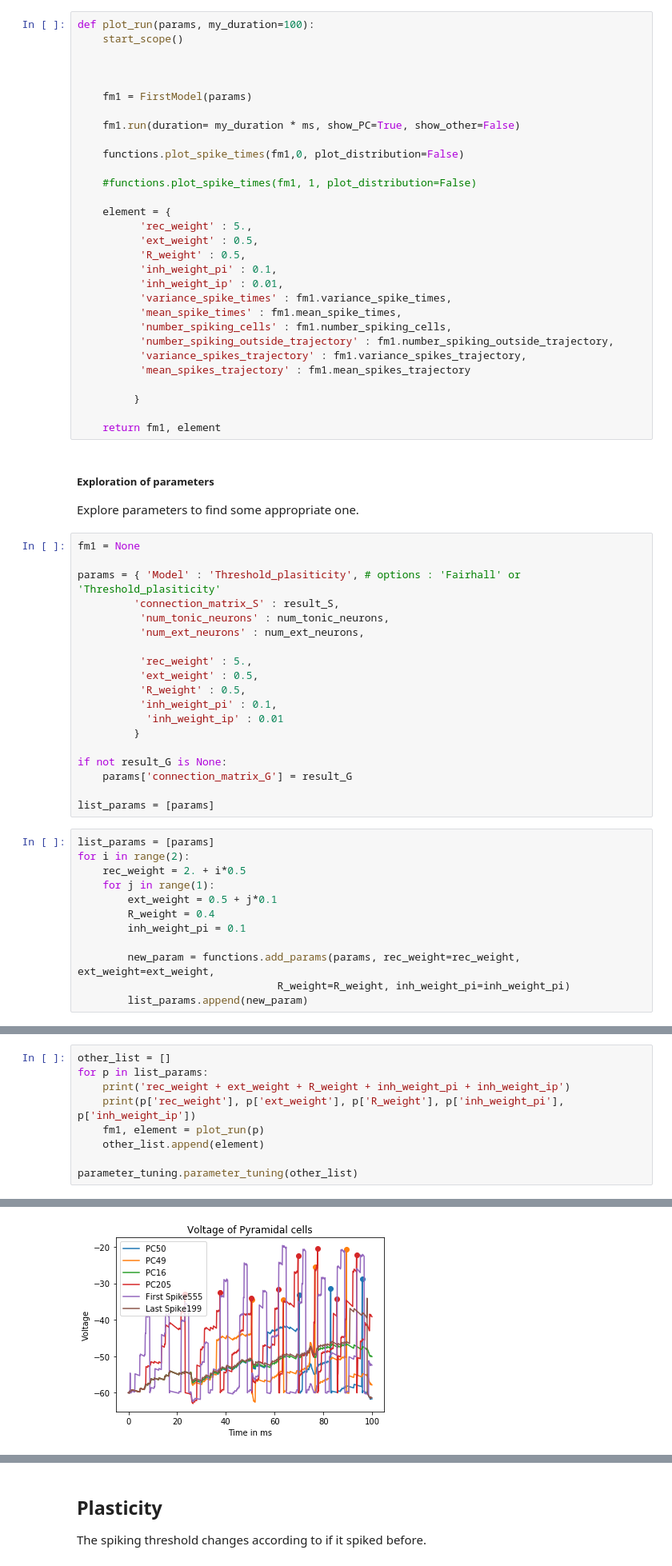
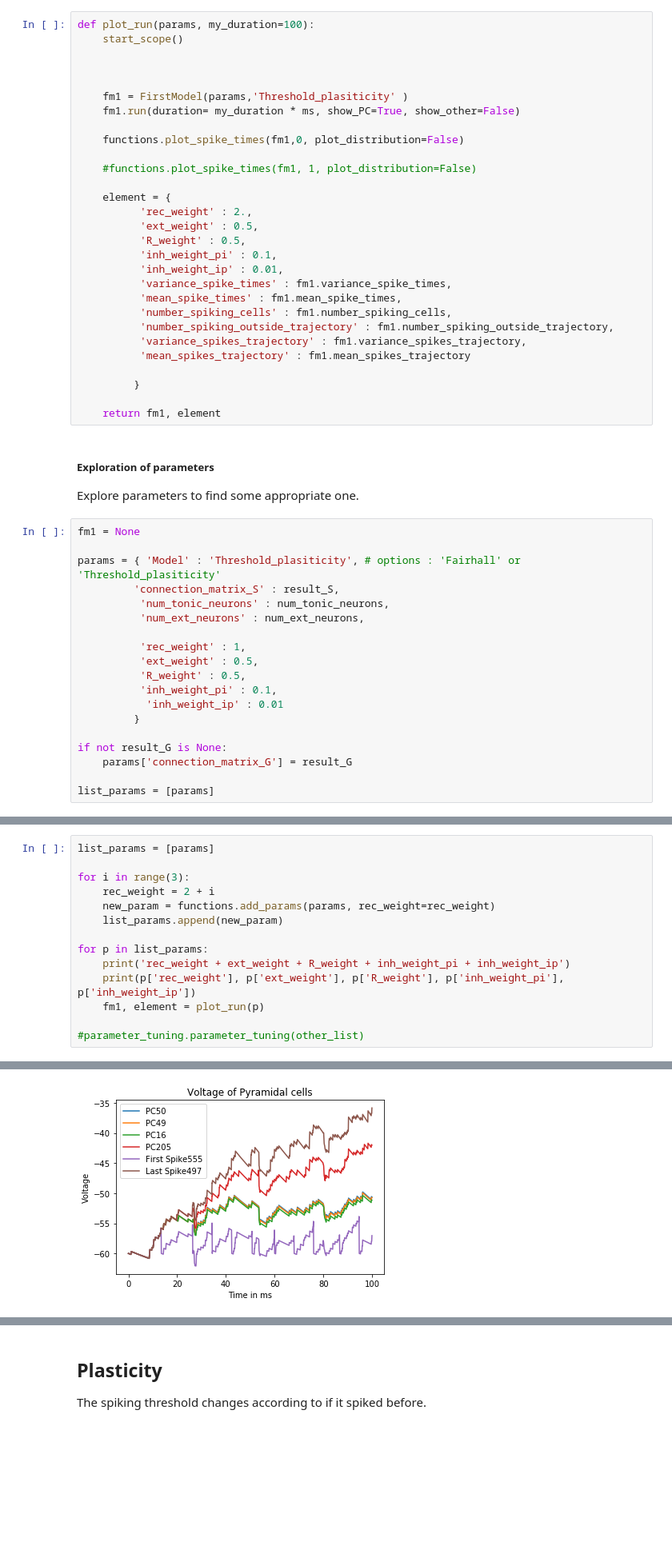
Before and after one commit to Victoriad1996/SemesterProject, a Jupyter notebook: SimpleFairhall/first_project_oop_plots.ipynb, the cells around one changed output, grey strips where cells are left out. Shown at 80% size. Drawn from its saved outputs; the diff is of its cells as text; blank space fills up the shorter version.

Commit message:
Parameters exploration

```diff
--- a/SimpleFairhall/first_project_oop_plots.ipynb
+++ b/SimpleFairhall/first_project_oop_plots.ipynb
@@ -42,8 +45,7 @@ def plot_run(params, my_duration=100):
 
 
 
-    fm1 = FirstModel(params)
-
+    fm1 = FirstModel(params,'Threshold_plasiticity' )
     fm1.run(duration= my_duration * ms, show_PC=True, show_other=False)
 
     functions.plot_spike_times(fm1,0, plot_distribution=False)
@@ -51,7 +53,7 @@ def plot_run(params, my_duration=100):
     #functions.plot_spike_times(fm1, 1, plot_distribution=False)
 
     element = {
-          'rec_weight' : 5.,
+          'rec_weight' : 2.,
           'ext_weight' : 0.5,
           'R_weight' : 0.5,
           'inh_weight_pi' : 0.1,
@@ -77,7 +79,7 @@ params = { 'Model' : 'Threshold_plasiticity', # options : 'Fairhall' or 'Thresho
           'num_tonic_neurons' : num_tonic_neurons,
           'num_ext_neurons' : num_ext_neurons,
 
-          'rec_weight' : 5.,
+          'rec_weight' : 1,
           'ext_weight' : 0.5,
           'R_weight' : 0.5,
           'inh_weight_pi' : 0.1,
@@ -88,15 +90,3 @@ if not result_G is None:
     params['connection_matrix_G'] = result_G
 
 list_params = [params]
-# %%
-list_params = [params]
-for i in range(2):
-    rec_weight = 2. + i*0.5
-    for j in range(1):
-        ext_weight = 0.5 + j*0.1
-        R_weight = 0.4
-        inh_weight_pi = 0.1
-
-        new_param = functions.add_params(params, rec_weight=rec_weight, ext_weight=ext_weight,
-                                R_weight=R_weight, inh_weight_pi=inh_weight_pi)
-        list_params.append(new_param)
@@ -108,11 +95,16 @@ rec_weight + ext_weight + R_weight + inh_weight_pi + inh_weight_ip
 # %%
-other_list = []
+list_params = [params]
+
+for i in range(3):
+    rec_weight = 2 + i
+    new_param = functions.add_params(params, rec_weight=rec_weight)
+    list_params.append(new_param)
+
 for p in list_params:
     print('rec_weight + ext_weight + R_weight + inh_weight_pi + inh_weight_ip')
     print(p['rec_weight'], p['ext_weight'], p['R_weight'], p['inh_weight_pi'], p['inh_weight_ip'])
     fm1, element = plot_run(p)
-    other_list.append(element)
 
-parameter_tuning.parameter_tuning(other_list)
+#parameter_tuning.parameter_tuning(other_list)
 # %% [output]
 rec_weight + ext_weight + R_weight + inh_weight_pi + inh_weight_ip
@@ -120 +112 @@ rec_weight + ext_weight + R_weight + inh_weight_pi + inh_weight_ip
-[figure, old version]
+[figure, new version]
```
Also changed, not shown: parts of 8 cells of this notebook, 5 other files.
